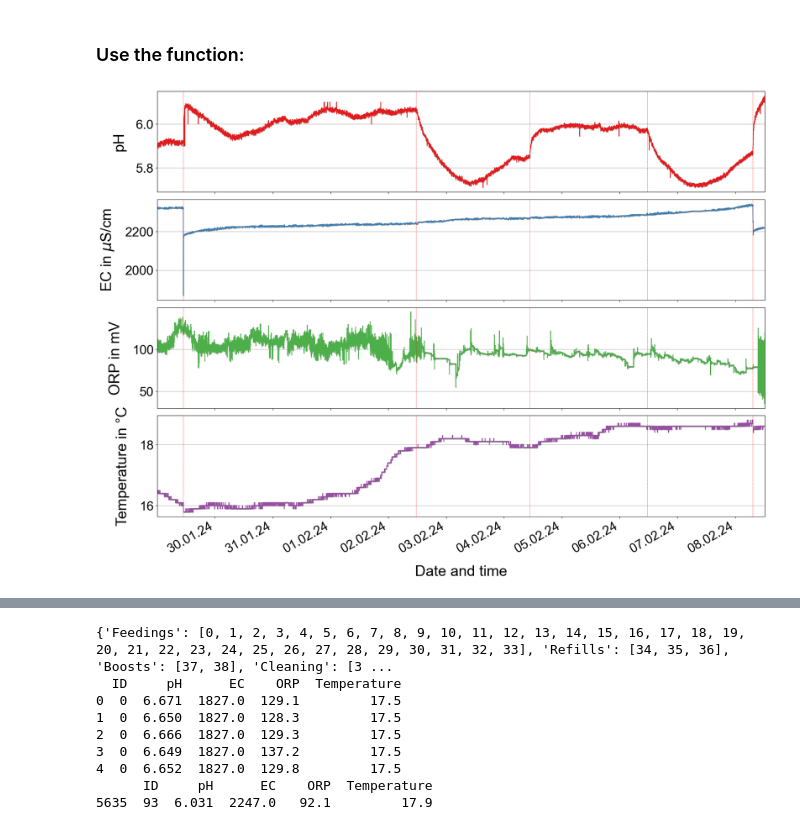
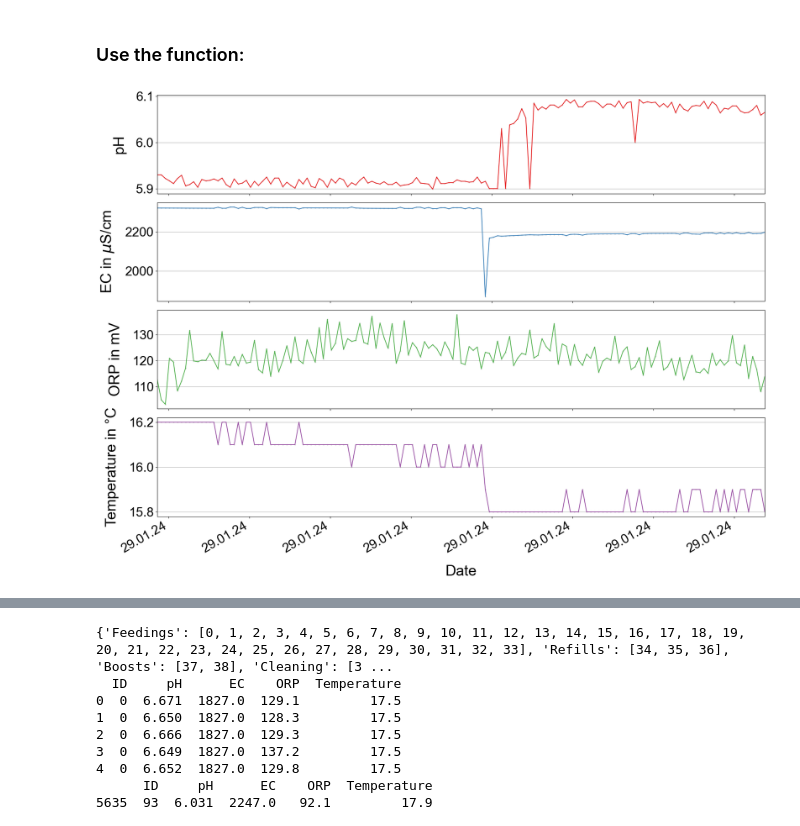
Before and after one commit to ElManu93/Digital-Twins-to-assess-and-predict-the-health-status-of-an-aquaponics-system, a Jupyter notebook: TwinNotebook.ipynb, the cells around one changed output, grey strips where cells are left out. Cells and saved outputs as stored; diff of their text form; code cells hidden in the pictures.

```diff
--- a/TwinNotebook.ipynb
+++ b/TwinNotebook.ipynb
@@ -299,14 +266,14 @@ important_dates = feeding_dates_complete + refill_dates + boost_dates + other_da
 # %%
 import seaborn as sns
 colors = sns.color_palette("Set1", n_colors=4)      # Creates a list of colors for the plot
 
+# Settings
 features = ['pH', 'EC', 'ORP', 'Temperature']
-start_date = '2024-01-29 00:02:24'
-end_date = '2024-02-08 12:17:28'
-#date_fomat = '%d.%m.%y %H:%M'
+start_date = '2024-01-29 06:51:28'
+end_date = '2024-01-29 14:22:40'
 date_fomat = '%d.%m.%y'
 
-# start_date=start_date, end_date=end_date,
-plot_data(features, complete_data, important_dates=test_dates, start_date=start_date, end_date=end_date, window_size=0, date_format=date_fomat, colors=colors)
+# Plot the data:
+plot_data(features, complete_data, important_dates=important_dates start_date=start_date, end_date=end_date, window_size=0, date_format=date_fomat, colors=colors, save='FullPlot.pdf')
 # %% [output]
-[figure, old version]
+[figure, new version]
```
Also changed, not shown: parts of 46 cells of this notebook.
